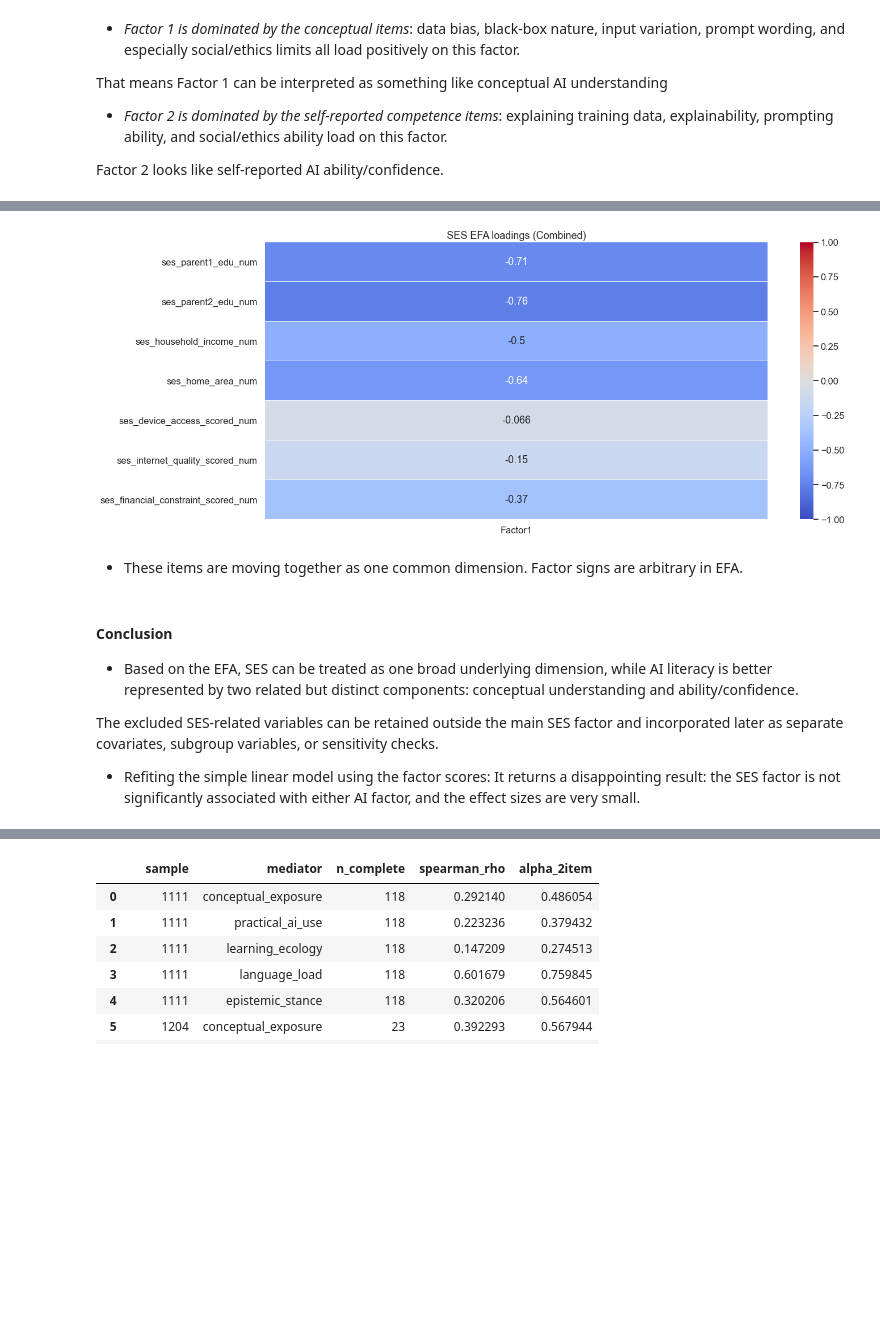
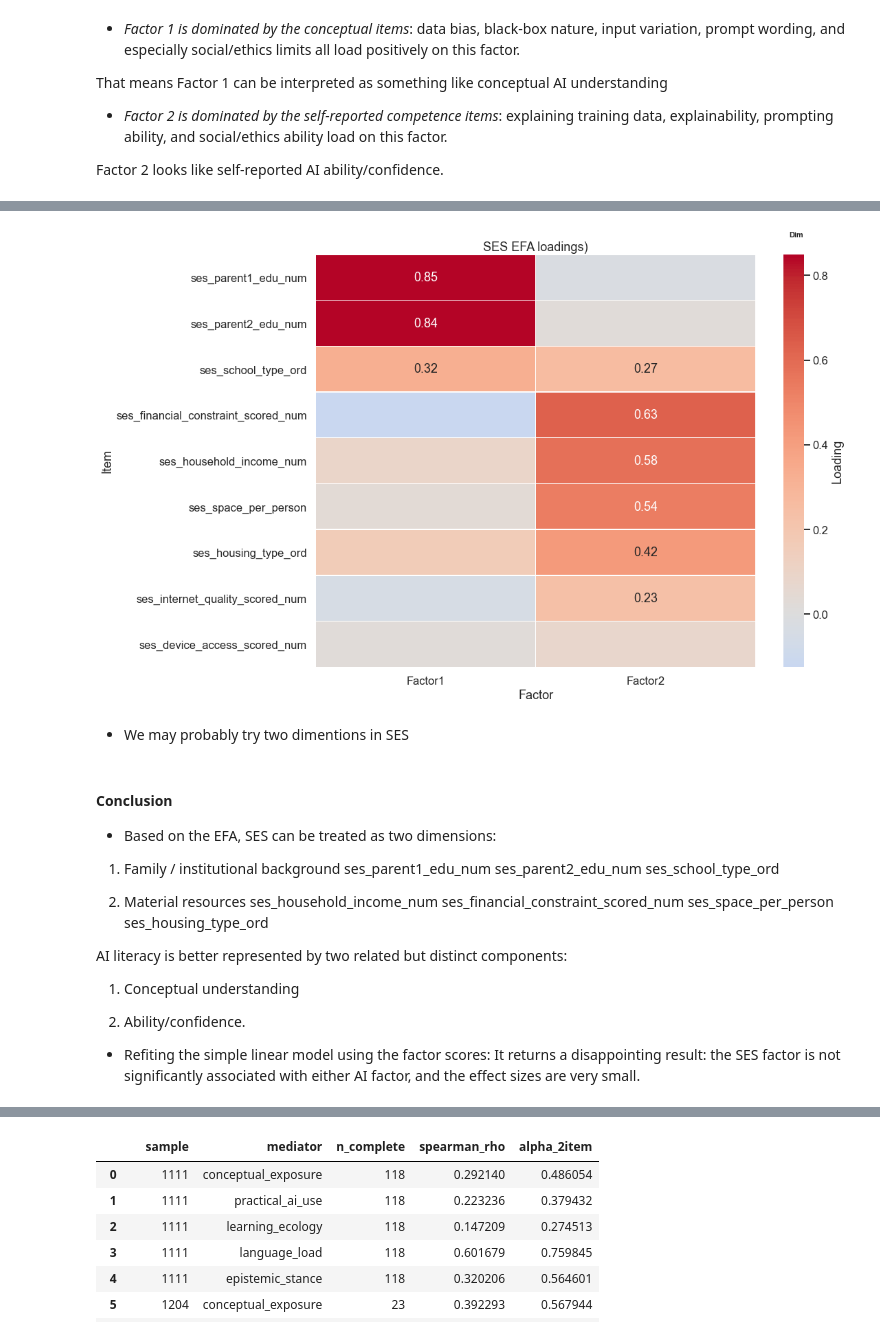
Before and after one commit to garcia-ho/1st_analysis, a Jupyter notebook: phas1_SLR.ipynb, the cells around one changed output, grey strips where cells are left out. Saved outputs shown, nothing was run; the diff lists cells and outputs as text; code cells hidden in the pictures; blank space fills up the shorter version.

```diff
--- a/phas1_SLR.ipynb
+++ b/phas1_SLR.ipynb
@@ -239,15 +229,20 @@ plot_loading_heatmap(
 # %%
-# some non-ordinal variables are excluded here
-ses_efa_items = [
+# Language SES is not included here
+
+df_ses = add_ses_space_house_variables(df)
+
+ses_efa_items_2dim = [
     "ses_parent1_edu_num",
     "ses_parent2_edu_num",
+    "ses_device_access_scored_num",
     "ses_household_income_num",
-    "ses_home_area_num",
-    "ses_device_access_scored_num",
+    "ses_financial_constraint_scored_num",
+    "ses_space_per_person",
+    "ses_housing_type_ord",
     "ses_internet_quality_scored_num",
-    "ses_financial_constraint_scored_num",
+    "ses_school_type_ord",
 ]
 
-diag_ses_combined, kmo_ses_combined = efa_diagnostics(df, "Combined", ses_efa_items)
-diag_ses_combined
+diag_ses_combined, kmo_ses_combined = efa_diagnostics(df_ses, "Combined", ses_efa_items_2dim)
+eig_ses_combined = run_scree_analysis(df_ses, "Combined", ses_efa_items_2dim)
 # %% [output]
@@ -269,22 +250,41 @@ eig_ses_combined
 # %%
-fa_ses_1, d_ses_1, loadings_ses_1, variance_ses_1 = fit_efa(
-    df=df,
+fa_ses2, d_ses2, loadings_ses2, variance_ses2 = fit_efa(
+    df=df_ses,
     sample="Combined",
-    items=ses_efa_items,
-    n_factors=1,
-    rotation=None
+    items=ses_efa_items_2dim,
+    n_factors=2,
+    rotation="oblimin"
 )
 
-plot_loading_heatmap(loadings_ses_1, title="SES EFA loadings (Combined)", figsize=(20, 8))
+plot_loading_heatmap(
+    loadings_ses2,
+     cutoff=0.2,
+    title="SES EFA loadings)"
+)
 # %% [output]
-[figure, old version]
+[figure, new version]
 # %% [markdown]
-- These items are moving together as one common dimension. Factor signs are arbitrary in EFA.
+- We may probably try two dimentions in SES
 # %% [markdown]
 #### Conclusion
-- Based on the EFA, SES can be treated as one broad underlying dimension, while AI literacy is better represented by two related but distinct components: conceptual understanding and ability/confidence.
+- Based on the EFA, SES can be treated as two dimensions:
 
-The excluded SES-related variables can be retained outside the main SES factor and incorporated later as separate covariates, subgroup variables, or sensitivity checks.
+1. Family / institutional background
+	ses_parent1_edu_num
+	ses_parent2_edu_num
+	ses_school_type_ord
+
+2. Material resources
+	ses_household_income_num
+	ses_financial_constraint_scored_num
+	ses_space_per_person
+	ses_housing_type_ord
+
+AI literacy is better represented by two related but distinct components:
+1. Conceptual understanding
+
+2. Ability/confidence.
+
 
 - Refiting the simple linear model using the factor scores:
 It returns a disappointing result: the SES factor is not significantly associated with either AI factor, and the effect sizes are very small.
```
Also changed, not shown: parts of 23 cells of this notebook, 3 other files.
